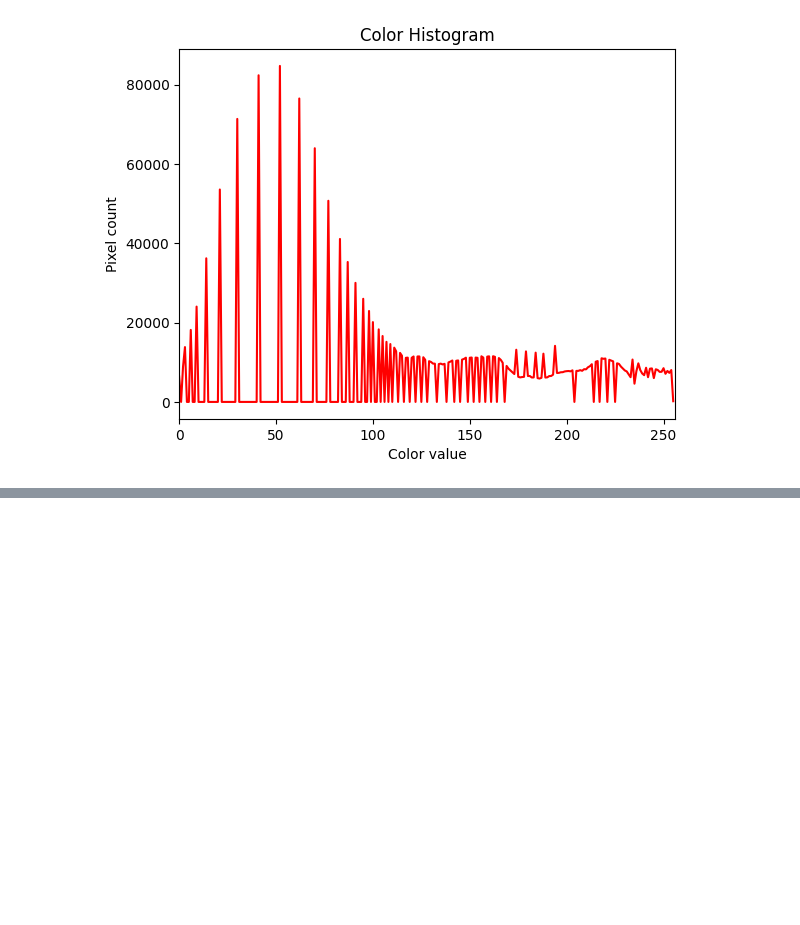
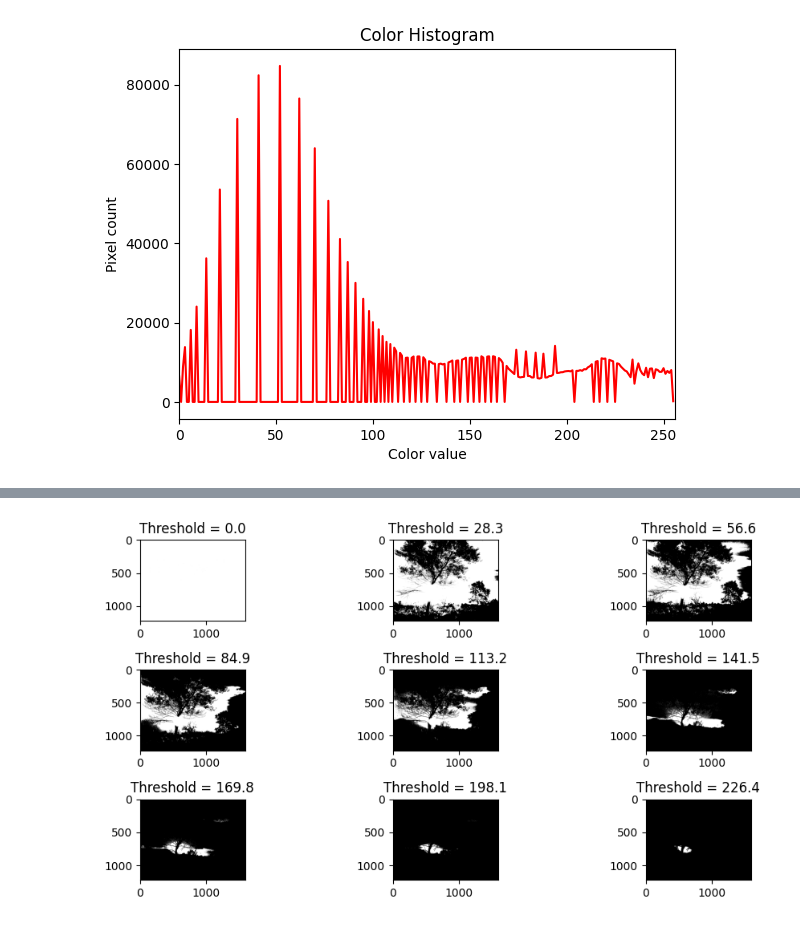
Before and after one commit to teo-sl/University-courses-sem-2, a Jupyter notebook: Image_Video_Analysis/image_processing/processing.ipynb, the cells around one changed output, grey strips where cells are left out. Cells and saved outputs as stored; diff of their text form; code cells hidden in the pictures; blank space fills up the shorter version.

```diff
--- a/Image_Video_Analysis/image_processing/processing.ipynb
+++ b/Image_Video_Analysis/image_processing/processing.ipynb
@@ -87,0 +117,4 @@ plot_histogram(equalize_histogram(image_gray))
+# %%
+image = matplotlib.image.imread('img.jpg')
+# convert to grayscale
+image = cv2.cvtColor(image, cv2.COLOR_RGB2GRAY)
@@ -87,0 +126,15 @@ plot_histogram(equalize_histogram(image_gray))
+# %%
+def binarize(image,threshold=128):
+    new_image = np.zeros(image.shape)
+    new_image[image>threshold]=255
+    return new_image.astype(int)
+
+fig, axes = plt.subplots(3, 3, figsize=(10, 5))
+axes = axes.ravel()
+for i in range(9):
+    axes[i].imshow(binarize(image,threshold=28.3*i), cmap='gray')
+    axes[i].set_title('Threshold = {}'.format(28.3*i))
+
+plt.tight_layout()
+# %% [output]
+[figure, added]
```
Also changed, not shown: parts of 4 cells of this notebook, 3 other files.
